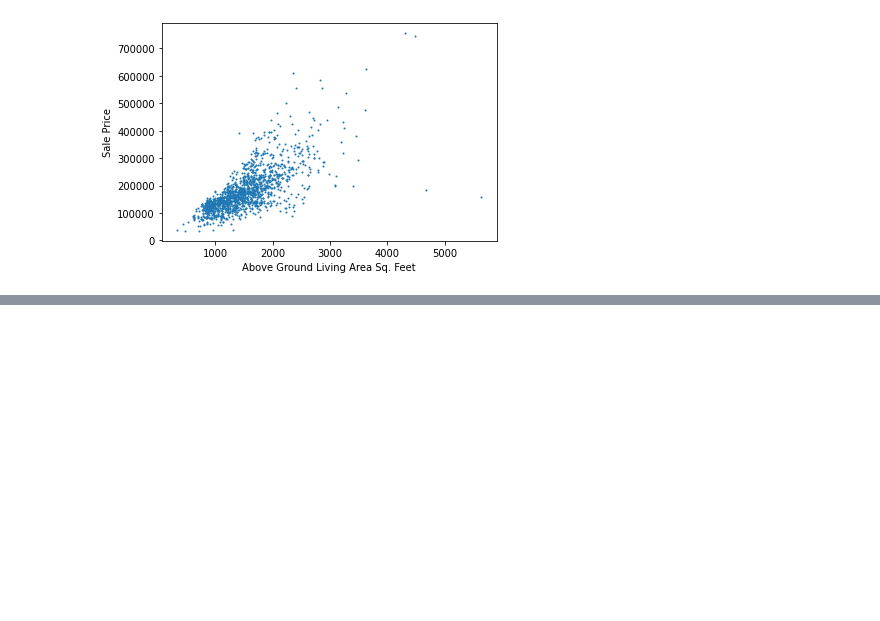
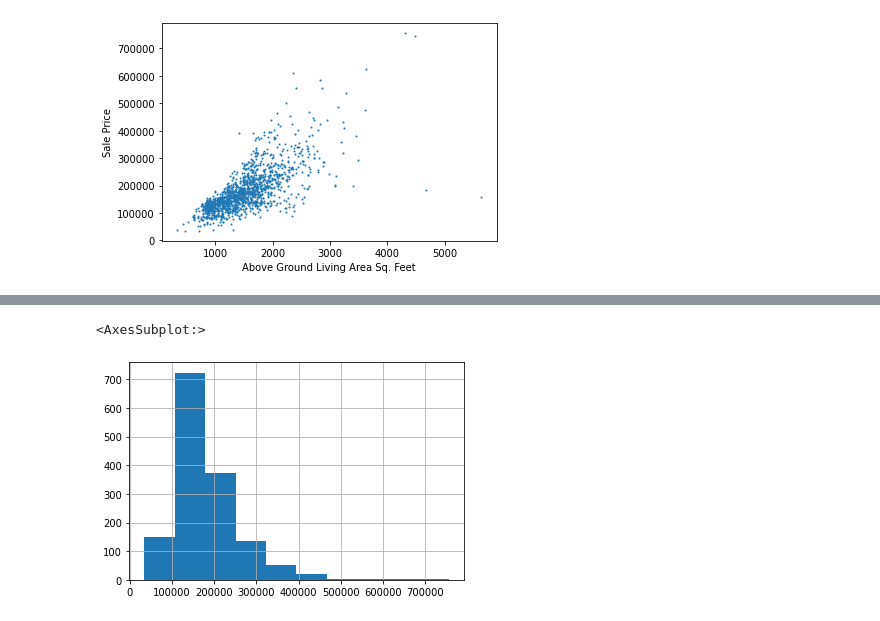
Before and after one commit to asvogel101/Predict-Home-Prices, a Jupyter notebook: Untitled.ipynb, the cells around one changed output, grey strips where cells are left out. Cells and saved outputs as stored; diff of their text form; code cells hidden in the pictures; blank space fills up the shorter version.

```diff
--- a/Untitled.ipynb
+++ b/Untitled.ipynb
@@ -84,0 +155,5 @@ sbn.heatmap(toplotheat)
+# %%
+train['SalePrice'].hist()
+# %% [output]
+<AxesSubplot:>
+[figure, added]
```
Also changed, not shown: parts of 18 cells of this notebook, 5 other files.
